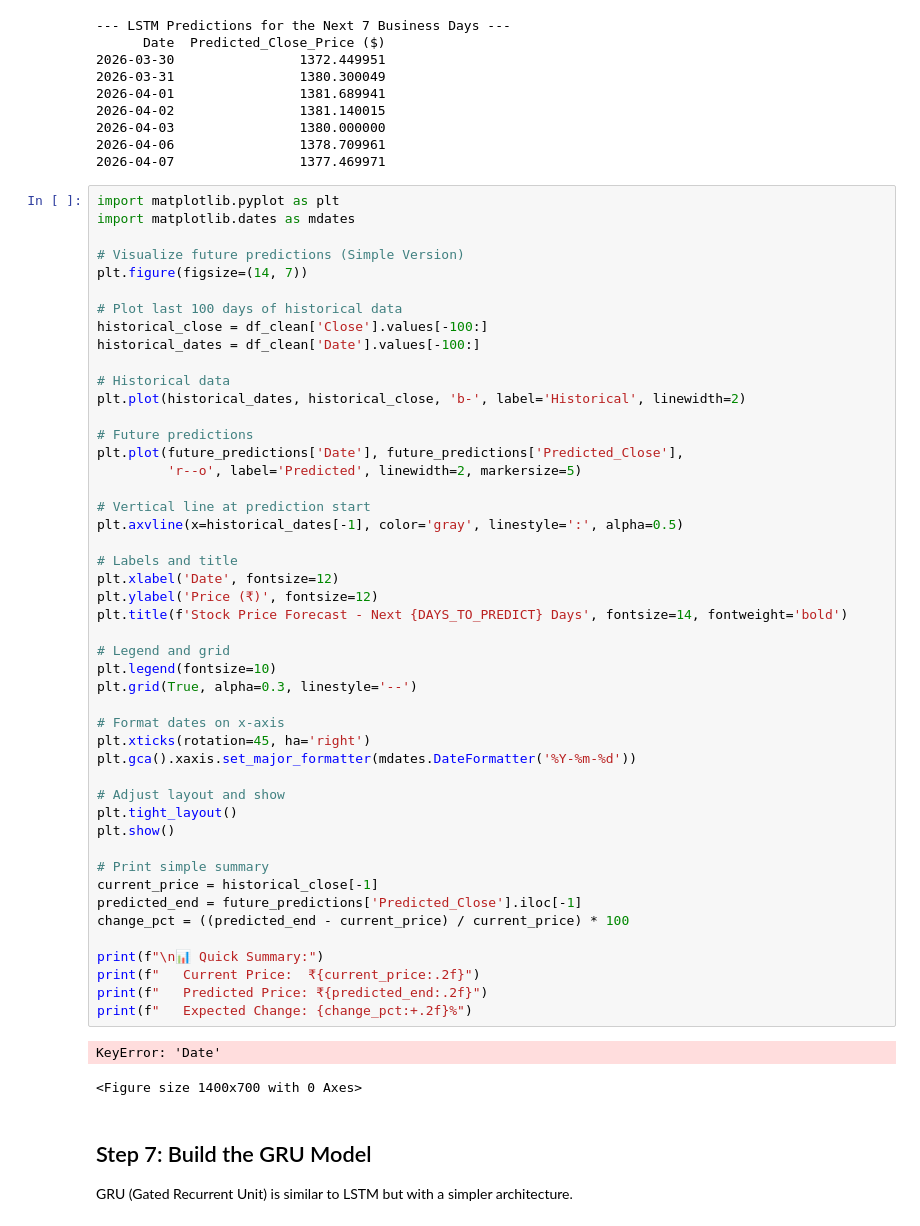
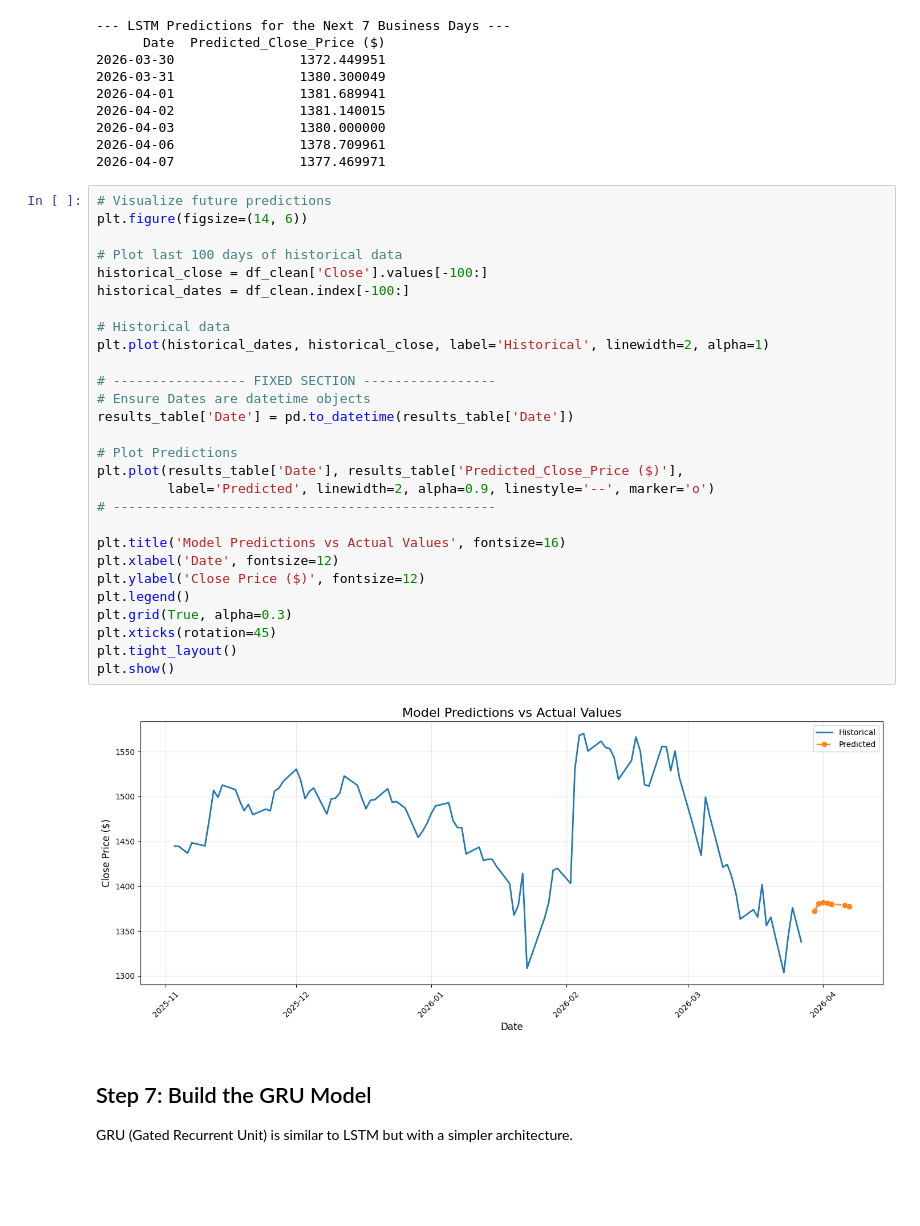
Before and after one commit to snehangshu2002/stock-lstm-gru, a Jupyter notebook: notebooks/analysis_simple.ipynb, the cells around one changed output. Drawn from its saved outputs; the diff is of its cells as text; blank space fills up the shorter version.

```diff
--- a/notebooks/analysis_simple.ipynb
+++ b/notebooks/analysis_simple.ipynb
@@ -577,55 +577,35 @@ print(results_table.to_string(index=False))
 2026-04-06                1378.709961
 2026-04-07                1377.469971
 # %%
-import matplotlib.pyplot as plt
-import matplotlib.dates as mdates
-
-# Visualize future predictions (Simple Version)
-plt.figure(figsize=(14, 7))
+# Visualize future predictions
+plt.figure(figsize=(14, 6))
 
 # Plot last 100 days of historical data
 historical_close = df_clean['Close'].values[-100:]
-historical_dates = df_clean['Date'].values[-100:]
+historical_dates = df_clean.index[-100:]
 
 # Historical data
-plt.plot(historical_dates, historical_close, 'b-', label='Historical', linewidth=2)
+plt.plot(historical_dates, historical_close, label='Historical', linewidth=2, alpha=1)
 
-# Future predictions
-plt.plot(future_predictions['Date'], future_predictions['Predicted_Close'],
-         'r--o', label='Predicted', linewidth=2, markersize=5)
+# ----------------- FIXED SECTION -----------------
+# Ensure Dates are datetime objects
+results_table['Date'] = pd.to_datetime(results_table['Date'])
 
-# Vertical line at prediction start
-plt.axvline(x=historical_dates[-1], color='gray', linestyle=':', alpha=0.5)
+# Plot Predictions
+plt.plot(results_table['Date'], results_table['Predicted_Close_Price ($)'],
+         label='Predicted', linewidth=2, alpha=0.9, linestyle='--', marker='o')
+# -------------------------------------------------
 
-# Labels and title
+plt.title('Model Predictions vs Actual Values', fontsize=16)
 plt.xlabel('Date', fontsize=12)
-plt.ylabel('Price (₹)', fontsize=12)
-plt.title(f'Stock Price Forecast - Next {DAYS_TO_PREDICT} Days', fontsize=14, fontweight='bold')
-
-# Legend and grid
-plt.legend(fontsize=10)
-plt.grid(True, alpha=0.3, linestyle='--')
-
-# Format dates on x-axis
-plt.xticks(rotation=45, ha='right')
-plt.gca().xaxis.set_major_formatter(mdates.DateFormatter('%Y-%m-%d'))
-
-# Adjust layout and show
+plt.ylabel('Close Price ($)', fontsize=12)
+plt.legend()
+plt.grid(True, alpha=0.3)
+plt.xticks(rotation=45)
 plt.tight_layout()
 plt.show()
-
-# Print simple summary
-current_price = historical_close[-1]
-predicted_end = future_predictions['Predicted_Close'].iloc[-1]
-change_pct = ((predicted_end - current_price) / current_price) * 100
-
-print(f"\n📊 Quick Summary:")
-print(f"   Current Price:  ₹{current_price:.2f}")
-print(f"   Predicted Price: ₹{predicted_end:.2f}")
-print(f"   Expected Change: {change_pct:+.2f}%")
 # %% [output]
-KeyError: 'Date'
-<Figure size 1400x700 with 0 Axes>
+[figure, added]
 # %% [markdown]
 ## Step 7: Build the GRU Model
 
```
Also changed, not shown: parts of 20 cells of this notebook.
